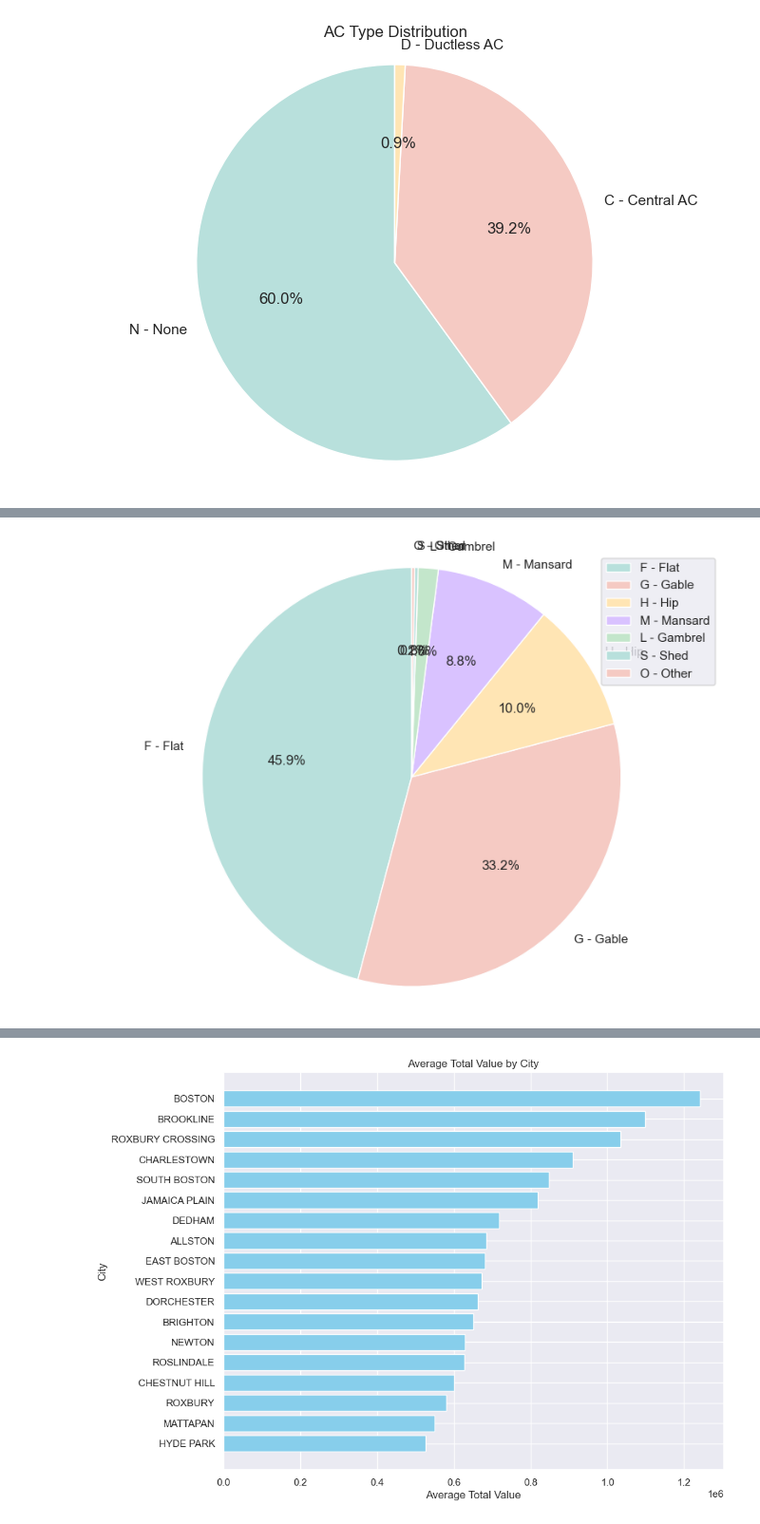
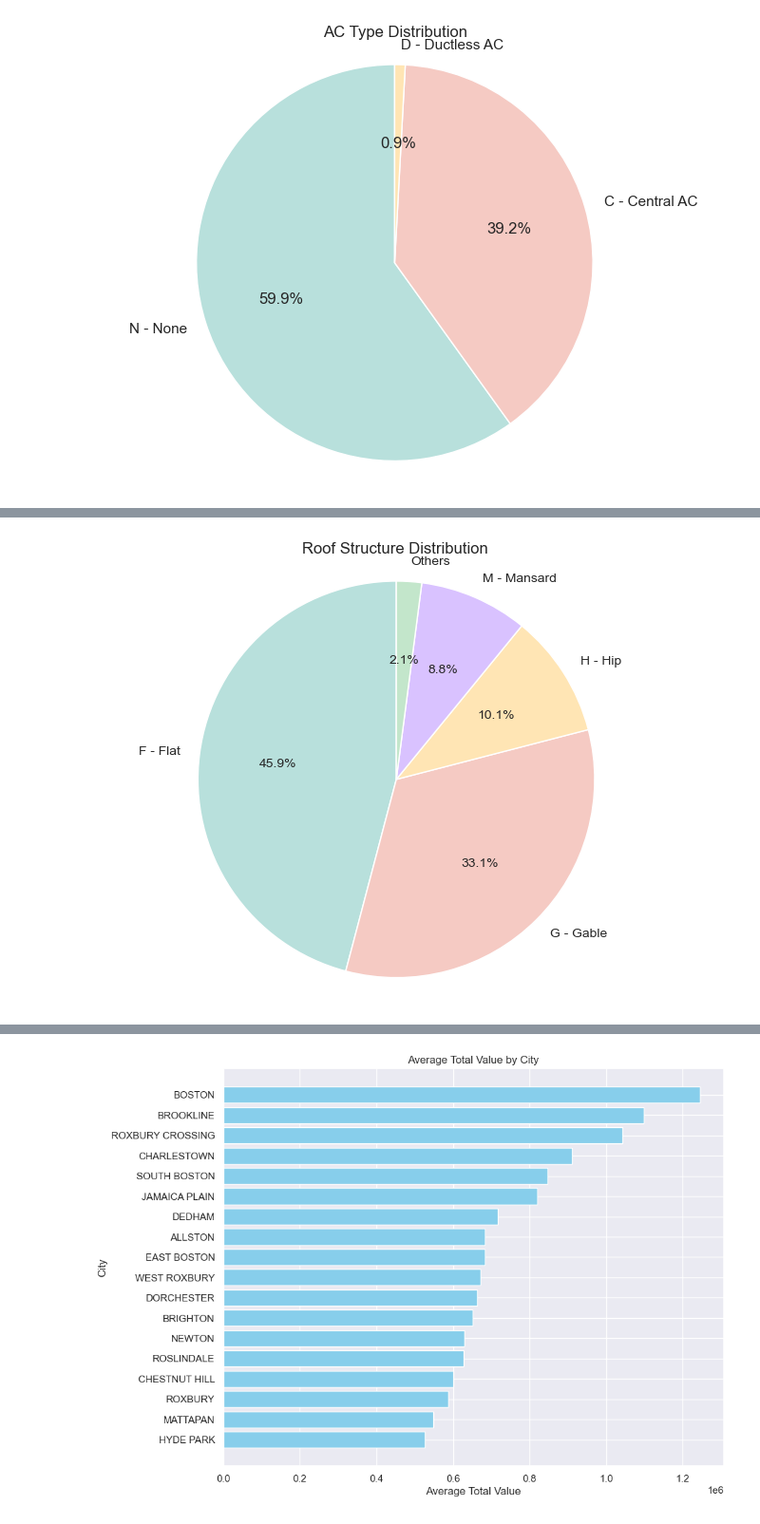
Before and after one commit to sneharaorokkam/Boston-Property-Assesment, a Jupyter notebook: Group1_capstone.ipynb, the cells around one changed output, grey strips where cells are left out. Shown at 95% size. Cells and saved outputs as stored; diff of their text form; code cells hidden in the pictures.

```diff
--- a/Group1_capstone.ipynb
+++ b/Group1_capstone.ipynb
@@ -235,2 +244,6 @@ property_data = processed_data.drop(unwanted_columns, inplace = False, axis='col
 # %% [markdown]
 ### Missing Value Treatment
+# %%
+residentail_LU = ['CD','R1','R2','R3']
+property_data = property_data[property_data['LU'].isin(residentail_LU)]
+property_data.shape
@@ -569,4 +489,6 @@ Index(['ZIP_CODE', 'LIVING_AREA', 'TOTAL_VALUE', 'GROSS_TAX', 'YR_BUILT',
       dtype='object')
+# %%
+property_data['ZIP_CODE'] = property_data['ZIP_CODE'].astype(str)
 # %% [markdown]
 ## EDA
 # %% [markdown]
@@ -609,14 +618,3 @@ plt.xlim(0, 15)  # Set x-axis limits to 0 and 6000
 plt.show()
 # %% [output]
 [figure]
-# %%
-#Distribution of TT_RMS
-sns.set(style="darkgrid")
-plt.figure(figsize=(10, 6))
-sns.histplot(data=property_data['TT_RMS'], kde=True, color='skyblue', bins=20)
-plt.xlabel('Total Number of Rooms')
-plt.ylabel('Count')
-plt.title('Distribution of Total numebr of rooms ')
-plt.xticks(rotation=45)
-#plt.xlim(0, 15)  # Set x-axis limits to 0 and 6000
-plt.show()
@@ -781,22 +820,26 @@ plt.show()
 # %%
 # Count the occurrences of each HEAT_TYPE
-heat_type_counts = property_data['ROOF_STRUCTURE'].value_counts()
+Roof_type_counts = property_data['ROOF_STRUCTURE'].value_counts()
 
 # Define a custom color palette
 colors = ['#b8e0dc', '#f5cac3', '#ffe5b4', '#d9c2ff', '#c3e6cb']
 
 # Plot the pie chart
 plt.figure(figsize=(8, 6))
-patches, texts, _ = plt.pie(heat_type_counts, labels=heat_type_counts.index, autopct='%1.1f%%', startangle=90, colors=colors)
+plt.title('Roof Structure Distribution')
+
+# Filter the top four labels
+top_four_labels = Roof_type_counts.index[:4]
+other_count = heat_type_counts.sum() - Roof_type_counts[top_four_labels].sum()
+
+# Combine the top four labels with an 'Other' label
+labels = list(top_four_labels) + ['Others']
+sizes = list(Roof_type_counts[top_four_labels]) + [other_count]
+
+plt.pie(sizes, labels=labels, autopct='%1.1f%%', startangle=90, colors=colors, textprops={'fontsize': 10})
 plt.axis('equal')  # Equal aspect ratio ensures a circular pie chart
-
-# Adjust the legend placement
-plt.legend(patches, heat_type_counts.index, loc='best')
-
-# Avoid overlapping labels
-plt.tight_layout()
 
 # Display the pie chart
 plt.show()
 # %% [output]
-[figure, old version]
+[figure, new version]
```
Also changed, not shown: parts of 40 cells of this notebook, 3 other files.
